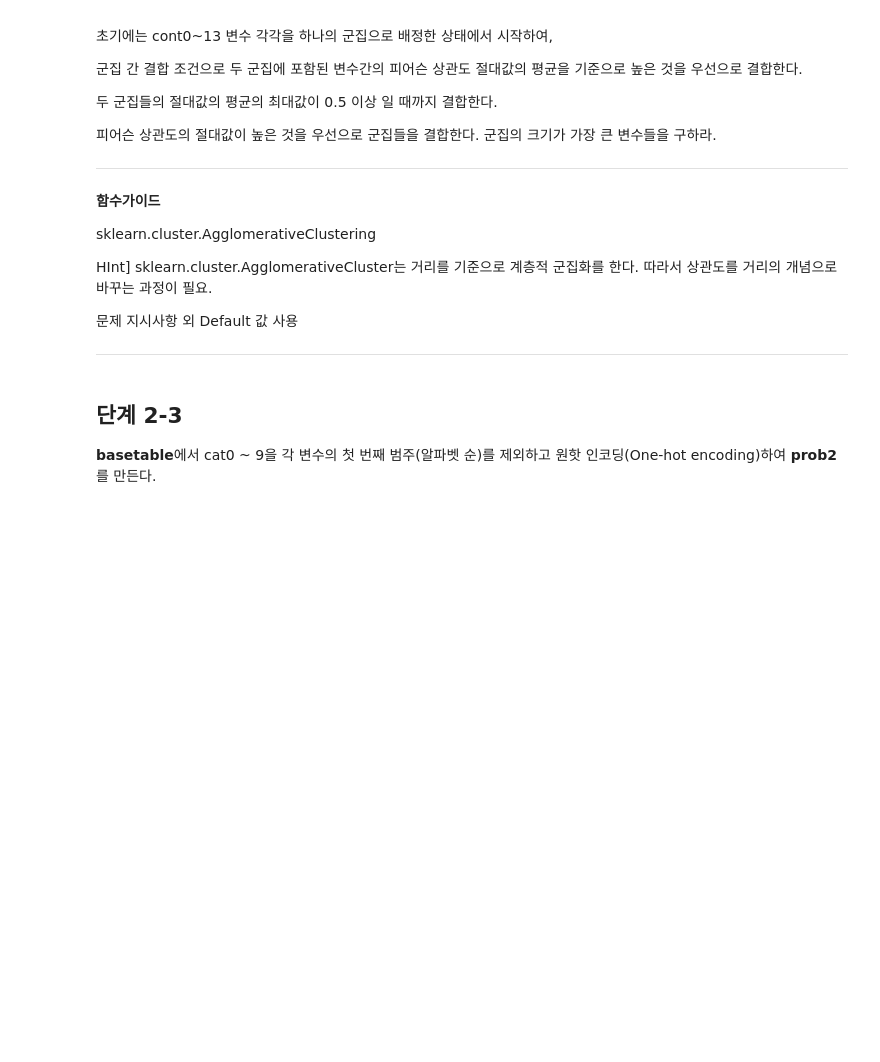
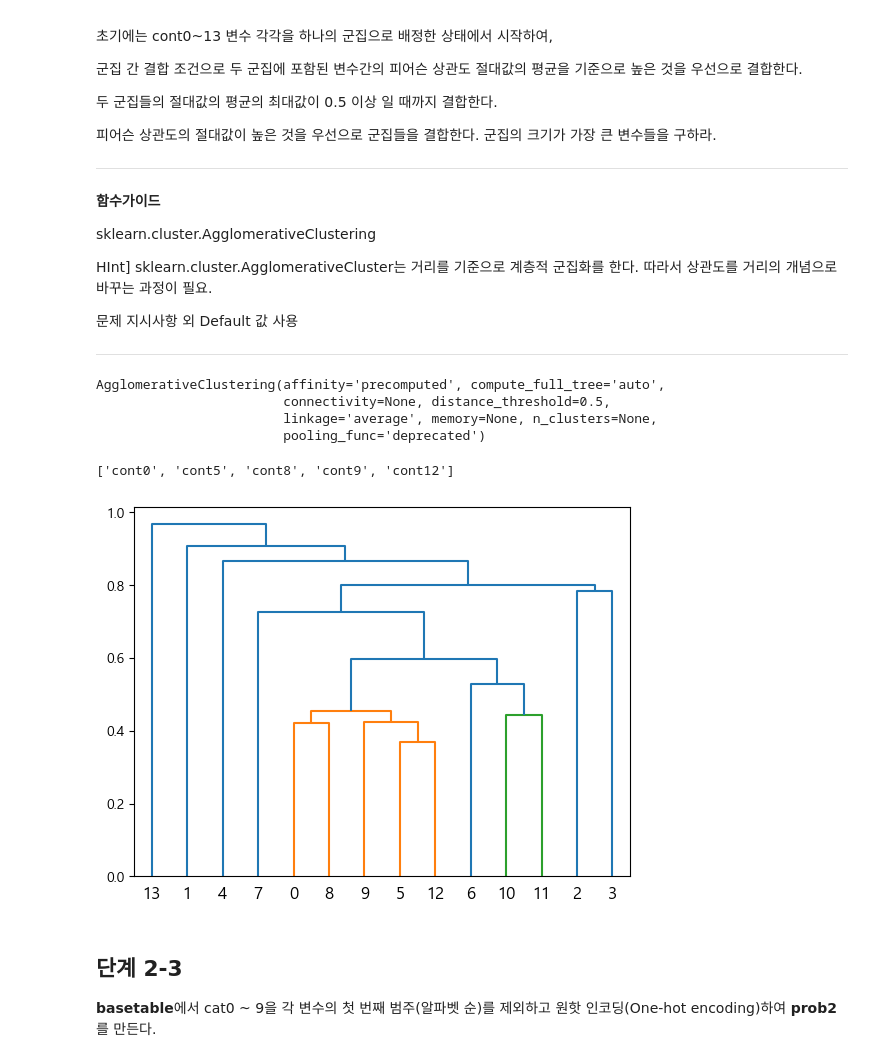
Before and after one commit to sunkusun9/DS_lv3_2511_2, a Jupyter notebook: sec_ds_lv3_prob2_prob.ipynb, the cells around one changed output. Saved outputs shown, nothing was run; the diff lists cells and outputs as text; code cells hidden in the pictures; blank space fills up the shorter version.

```diff
--- a/sec_ds_lv3_prob2_prob.ipynb
+++ b/sec_ds_lv3_prob2_prob.ipynb
@@ -519,6 +748,51 @@ HInt] sklearn.cluster.AgglomerativeCluster는 거리를 기준으로 계층적
 문제 지시사항 외 Default 값 사용
 
 ---
+# %%
+# 1안
+df_dist = 1 - df_corr.abs() # 평균의 왜곡 없이 적용, 두 군집들의 절대값의 평균의 최대값이 0.5 이상 => 촤소값이 0.5 이하
+
+# 2안
+# df_dist = 1 / df_corr.abs()  - 1 # 평균의 왜곡 발생 => 적용 불가
+
+from sklearn.cluster import AgglomerativeClustering
+clu_agg = AgglomerativeClustering(
+    n_clusters = None,
+    distance_threshold = 0.5,# 두 군집들의 절대값의 평균의 최대값이 0.5 이상 => 촤소값이 0.5 이하
+    linkage = 'average', # 절대값의 평균을 기준으로 높은 것을 우선으로 결합한다.
+    affinity = 'precomputed'
+)
+clu_agg.fit(df_dist)
+# %% [output]
+AgglomerativeClustering(affinity='precomputed', compute_full_tree='auto',
+                        connectivity=None, distance_threshold=0.5,
+                        linkage='average', memory=None, n_clusters=None,
+                        pooling_func='deprecated')
+# %%
+X_corr = df_dist.columns[
+    clu_agg.labels_ == pd.Series(clu_agg.labels_).value_counts().idxmax()
+].tolist()
+X_corr
+# %% [output]
+['cont0', 'cont5', 'cont8', 'cont9', 'cont12']
+# %%
+# 속성에 대한 연관성으로 사용하고 있는 방법입니다.
+# scipy에 있는 cluster 모듈로 구현해보고
+# 속성간에 연관성을 시각화 해봅니다.
+from scipy.cluster import hierarchy
+from scipy.spatial.distance import squareform
+
+df_corr = df_basetable[['cont{}'.format(i) for i in range(14)]].corr()
+df_dist = 1 - df_corr.abs()
+
+# scipy.cluster hierarchy를 통해 군집화를 합니다.
+Z = hierarchy.linkage(squareform(df_dist), method='average')
+plt.figure()
+# 군집 결합 입계점을 0.5로 하여 색상으로 군집들을 표시합니다.
+hierarchy.dendrogram(Z, color_threshold=0.5)
+plt.show()
+# %% [output]
+[figure, added]
 # %% [markdown]
 ## 단계 2-3
 
```
Also changed, not shown: parts of 24 cells of this notebook.
